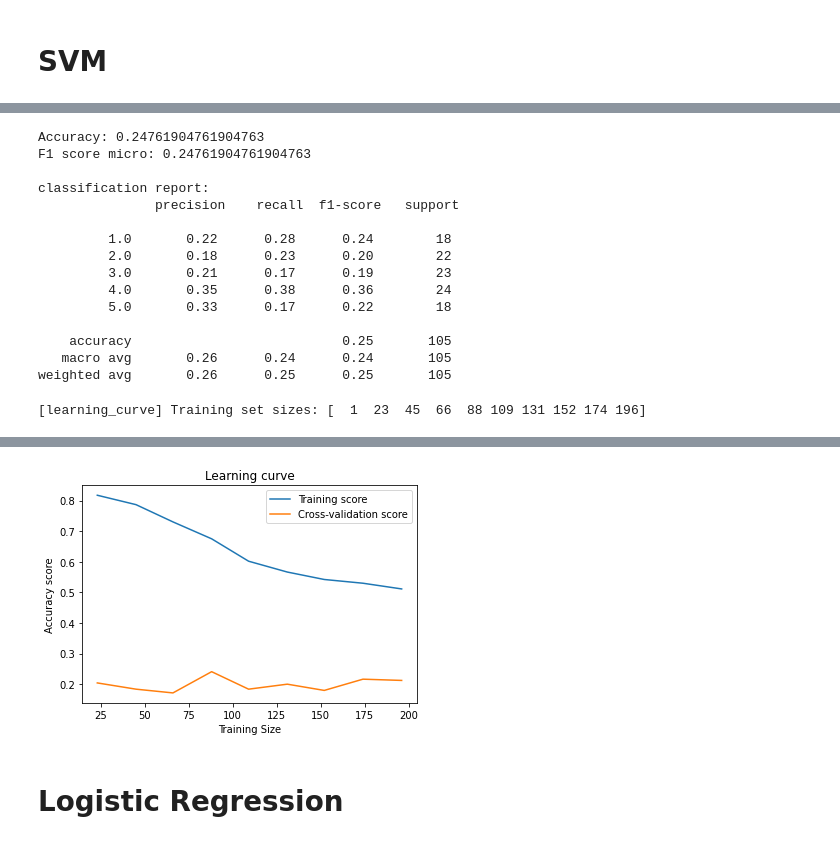
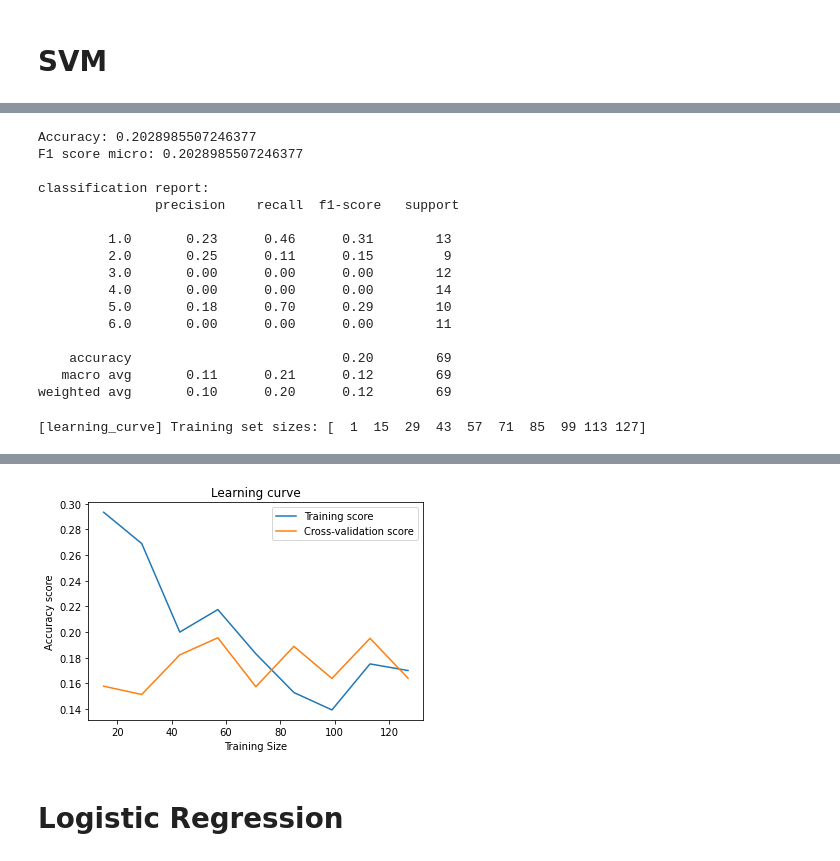
Before and after one commit to tomstark99/COMS30050, a Jupyter notebook: coursework/binary_classification/search_total.ipynb, the cells around one changed output, grey strips where cells are left out. Saved outputs shown, nothing was run; the diff lists cells and outputs as text; code cells hidden in the pictures.

```diff
--- a/coursework/binary_classification/search_total.ipynb
+++ b/coursework/binary_classification/search_total.ipynb
@@ -111,5 +124,5 @@ total_dep_score
 # %%
-sampled_dep_score = pd.read_csv('../data/0&1/sampled_sum_targets.csv')
+sampled_dep_score = pd.read_csv('../data/0&1/sampled_sum_targets_with_panic.csv')
 
 X_s = sampled_dep_score.copy()
 del X_s['dep_score']
@@ -117,8 +130,8 @@ del X_s['dep_thoughts']
 del X_s['has_dep_diag']
 del X_s['prim_diag']
 del X_s['secd_diag']
+del X_s['panic_score']
 del X_s['total']
-
 
 y_s = sampled_dep_score['total']
 y_s.value_counts()
@@ -546,21 +737,22 @@ print("F1 score micro:", f1_score(y_test, svm_y_pred, average='micro'))
 
 print("\nclassification report:\n", classification_report(y_test, svm_y_pred))
 # %% [output]
-Accuracy: 0.24761904761904763
-F1 score micro: 0.24761904761904763
+Accuracy: 0.2028985507246377
+F1 score micro: 0.2028985507246377
 
 classification report:
                precision    recall  f1-score   support
 
-         1.0       0.22      0.28      0.24        18
-         2.0       0.18      0.23      0.20        22
-         3.0       0.21      0.17      0.19        23
-         4.0       0.35      0.38      0.36        24
-         5.0       0.33      0.17      0.22        18
+         1.0       0.23      0.46      0.31        13
+         2.0       0.25      0.11      0.15         9
+         3.0       0.00      0.00      0.00        12
+         4.0       0.00      0.00      0.00        14
+         5.0       0.18      0.70      0.29        10
+         6.0       0.00      0.00      0.00        11
 
-    accuracy                           0.25       105
-   macro avg       0.26      0.24      0.24       105
-weighted avg       0.26      0.25      0.25       105
+    accuracy                           0.20        69
+   macro avg       0.11      0.21      0.12        69
+weighted avg       0.10      0.20      0.12        69
 # %%
 # ------ HERE ------
 
@@ -568,7 +760,7 @@ weighted avg       0.26      0.25      0.25       105
 
 
 # 여기만 바꾸면 된다.
-plot_model = svm.SVC(kernel='rbf', C=10.0, gamma=0.1)
+plot_model = svm.SVC(kernel='sigmoid', C=10.0, gamma=0.1)
 
 
 train_sizes, train_scores, val_scores = learning_curve(plot_model,
@@ -595,5 +787,5 @@ plt.ylabel('Accuracy score')
 plt.legend(loc='best')
 plt.show()
 # %% [output]
-[learning_curve] Training set sizes: [  1  23  45  66  88 109 131 152 174 196]
+[learning_curve] Training set sizes: [  1  15  29  43  57  71  85  99 113 127]
 [Parallel(n_jobs=-1)]: Using backend LokyBackend with 4 concurrent workers.
@@ -602,4 +794,4 @@ plt.show()
-[figure, old version]
+[figure, new version]
 # %% [markdown]
 # Logistic Regression
 # %%
```
Also changed, not shown: parts of 35 cells of this notebook, 1 other file.
